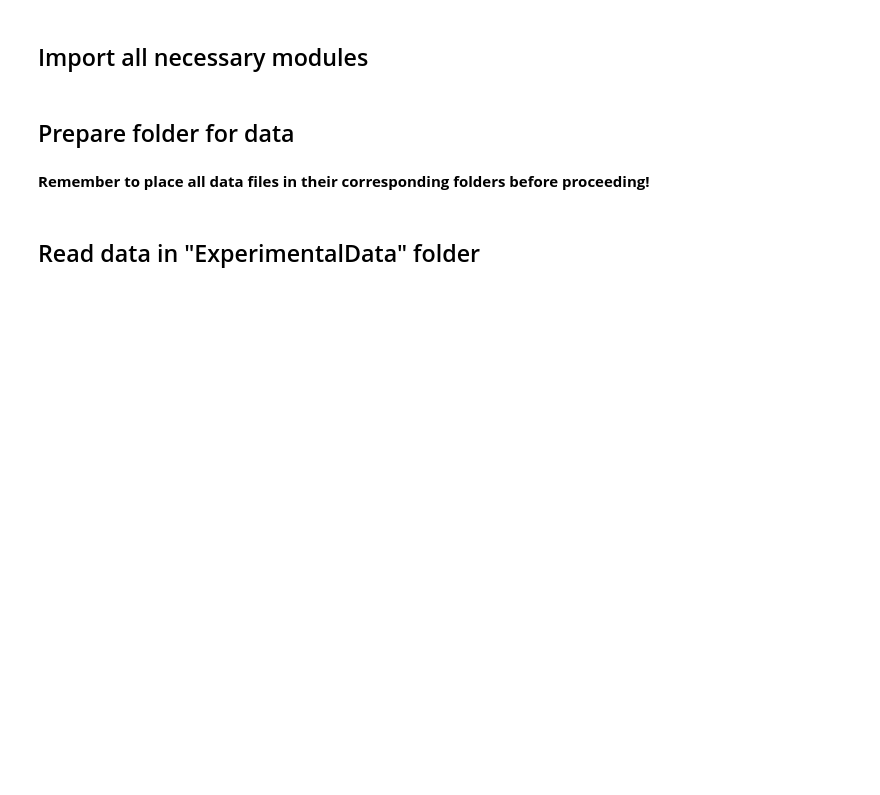
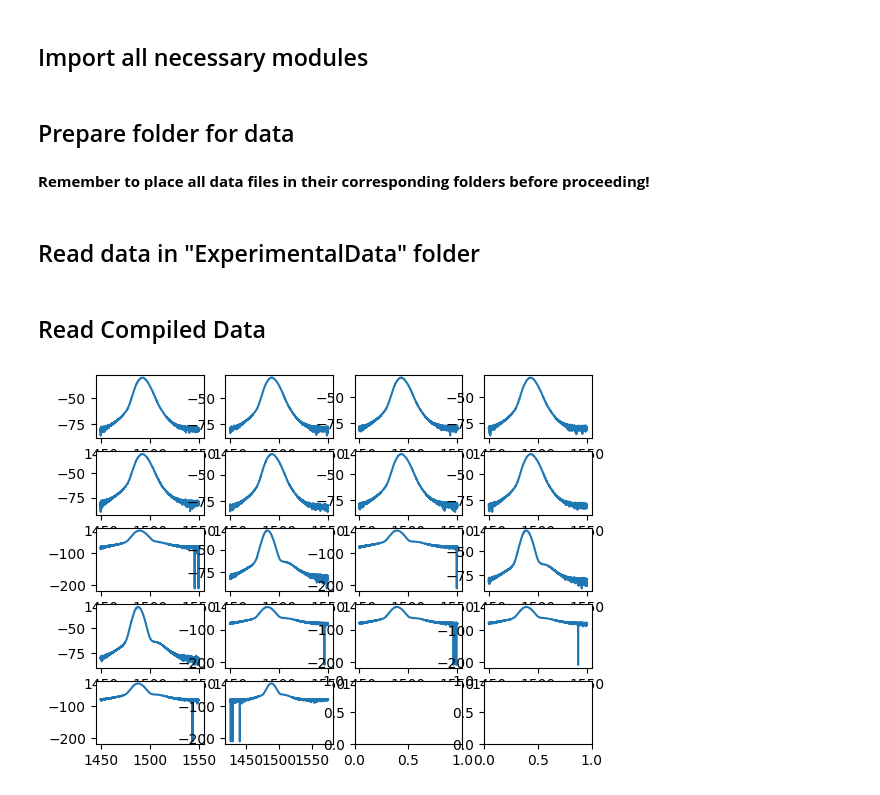
Before and after one commit to NiwEoj/Graph-o-matic-6000, a Jupyter notebook: graphs.ipynb, the cells around one changed output. Drawn from its saved outputs; the diff is of its cells as text; code cells hidden in the pictures; blank space fills up the shorter version.

Commit message:
plot graph

```diff
--- a/graphs.ipynb
+++ b/graphs.ipynb
@@ -152,0 +146,16 @@ for x in list_of_folders:
+# %% [markdown]
+## Read Compiled Data
+# %%
+# read compiled data
+dataframes_list = pd.read_csv(compilefilelocation + 'Compile' + 'OSA' + '.csv')
+# %%
+figure, axes = plt.subplots(math.ceil(len(dataframes_list.columns)/8),4)
+n = 0
+
+for x in range(0,math.ceil(len(dataframes_list.columns)/8)):
+    for y in range(0,4):
+        if n < len(dataframes_list.columns):
+            axes[x,y].plot(dataframes_list.iloc[:,n],dataframes_list.iloc[:,n+1])
+            n = n + 2
+# %% [output]
+[figure, added]
```
Also changed, not shown: parts of 2 cells of this notebook.
